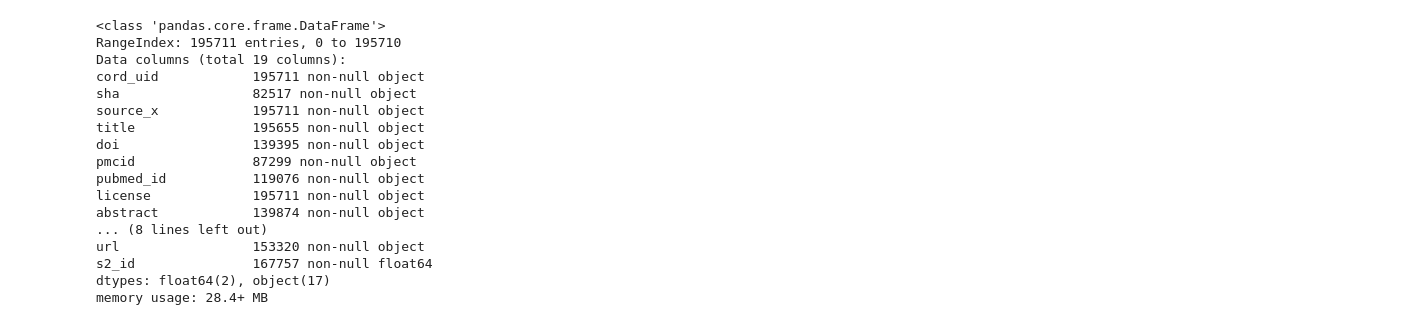
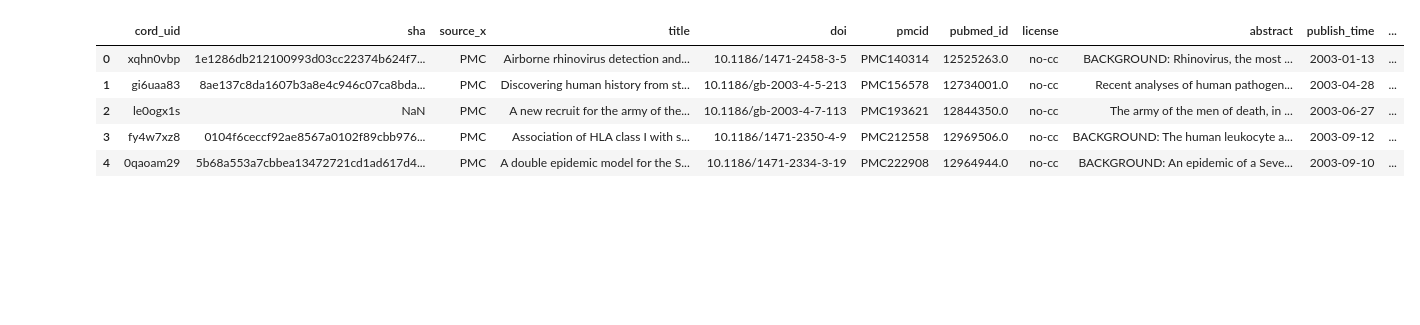
Before and after one commit to CoronaWhy/cord19-metadata, a Jupyter notebook: notebooks/MARC21 conversion.ipynb, the cells around one changed output. Saved outputs shown, nothing was run; the diff lists cells and outputs as text; code cells hidden in the pictures; blank space fills up the shorter version.

```diff
--- a/notebooks/MARC21 conversion.ipynb
+++ b/notebooks/MARC21 conversion.ipynb
@@ -31,22 +98,11 @@ Archive:  compressed_metedata.zip
 # %%
 import pandas as pd
 metadata = pd.read_csv('metadata.csv')
-metadata.info()
+metadata.head()
 # %% [output]
-<class 'pandas.core.frame.DataFrame'>
-RangeIndex: 195711 entries, 0 to 195710
-Data columns (total 19 columns):
-cord_uid            195711 non-null object
-sha                 82517 non-null object
-source_x            195711 non-null object
-title               195655 non-null object
-doi                 139395 non-null object
-pmcid               87299 non-null object
-pubmed_id           119076 non-null object
-license             195711 non-null object
-abstract            139874 non-null object
-... (8 lines left out)
-url                 153320 non-null object
-s2_id               167757 non-null float64
-dtypes: float64(2), object(17)
-memory usage: 28.4+ MB
+|  | cord_uid | sha | source_x | title | doi | pmcid | pubmed_id | license | abstract | publish_time | ... |
+| 0 | xqhn0vbp | 1e1286db212100993d03cc22374b624f7... | PMC | Airborne rhinovirus detection and... | 10.1186/1471-2458-3-5 | PMC140314 | 12525263.0 | no-cc | BACKGROUND: Rhinovirus, the most ... | 2003-01-13 | ... |
+| 1 | gi6uaa83 | 8ae137c8da1607b3a8e4c946c07ca8bda... | PMC | Discovering human history from st... | 10.1186/gb-2003-4-5-213 | PMC156578 | 12734001.0 | no-cc | Recent analyses of human pathogen... | 2003-04-28 | ... |
+| 2 | le0ogx1s | NaN | PMC | A new recruit for the army of the... | 10.1186/gb-2003-4-7-113 | PMC193621 | 12844350.0 | no-cc | The army of the men of death, in ... | 2003-06-27 | ... |
+| 3 | fy4w7xz8 | 0104f6ceccf92ae8567a0102f89cbb976... | PMC | Association of HLA class I with s... | 10.1186/1471-2350-4-9 | PMC212558 | 12969506.0 | no-cc | BACKGROUND: The human leukocyte a... | 2003-09-12 | ... |
+| 4 | 0qaoam29 | 5b68a553a7cbbea13472721cd1ad617d4... | PMC | A double epidemic model for the S... | 10.1186/1471-2334-3-19 | PMC222908 | 12964944.0 | no-cc | BACKGROUND: An epidemic of a Seve... | 2003-09-10 | ... |
```
Also changed, not shown: parts of 15 cells of this notebook.
